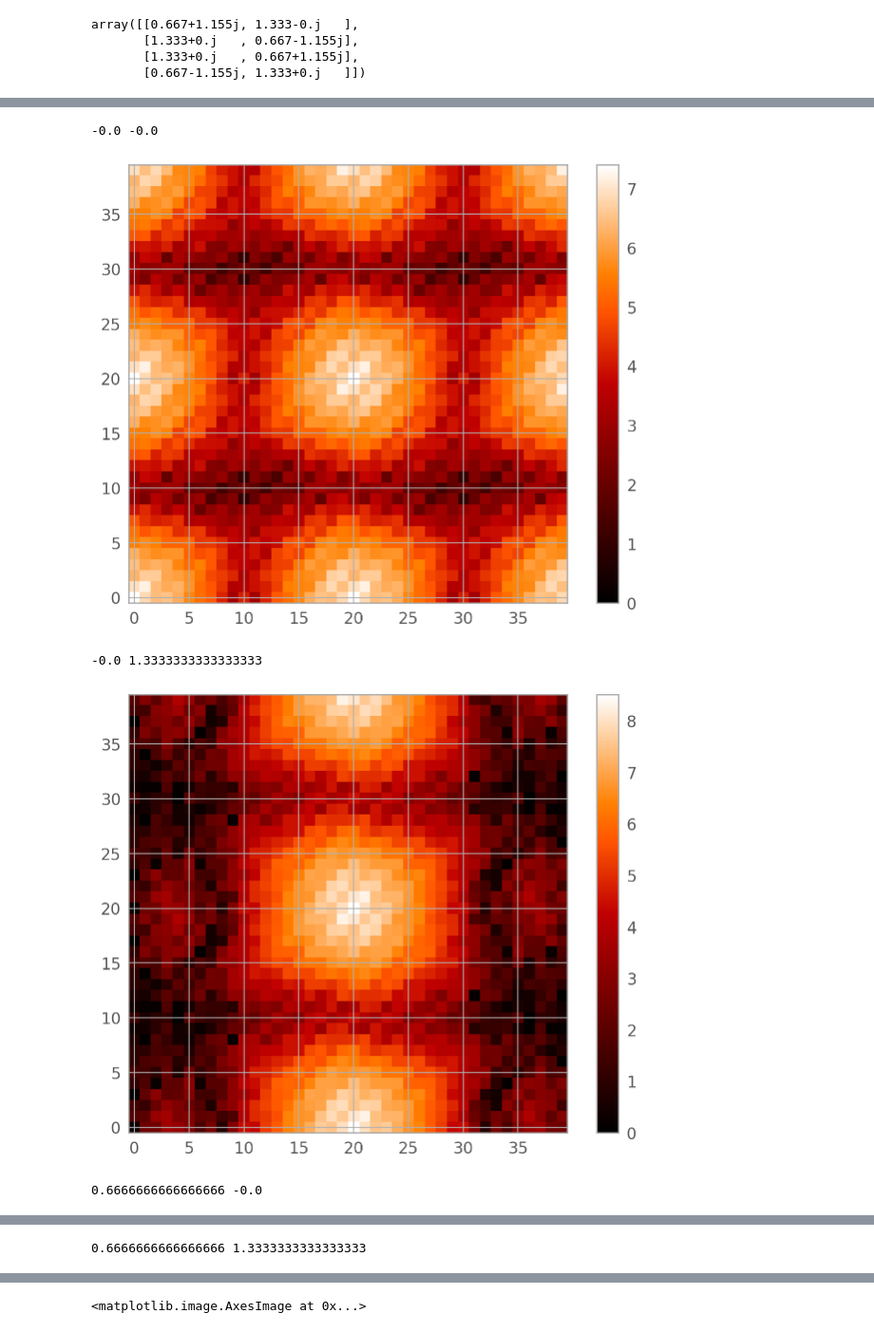
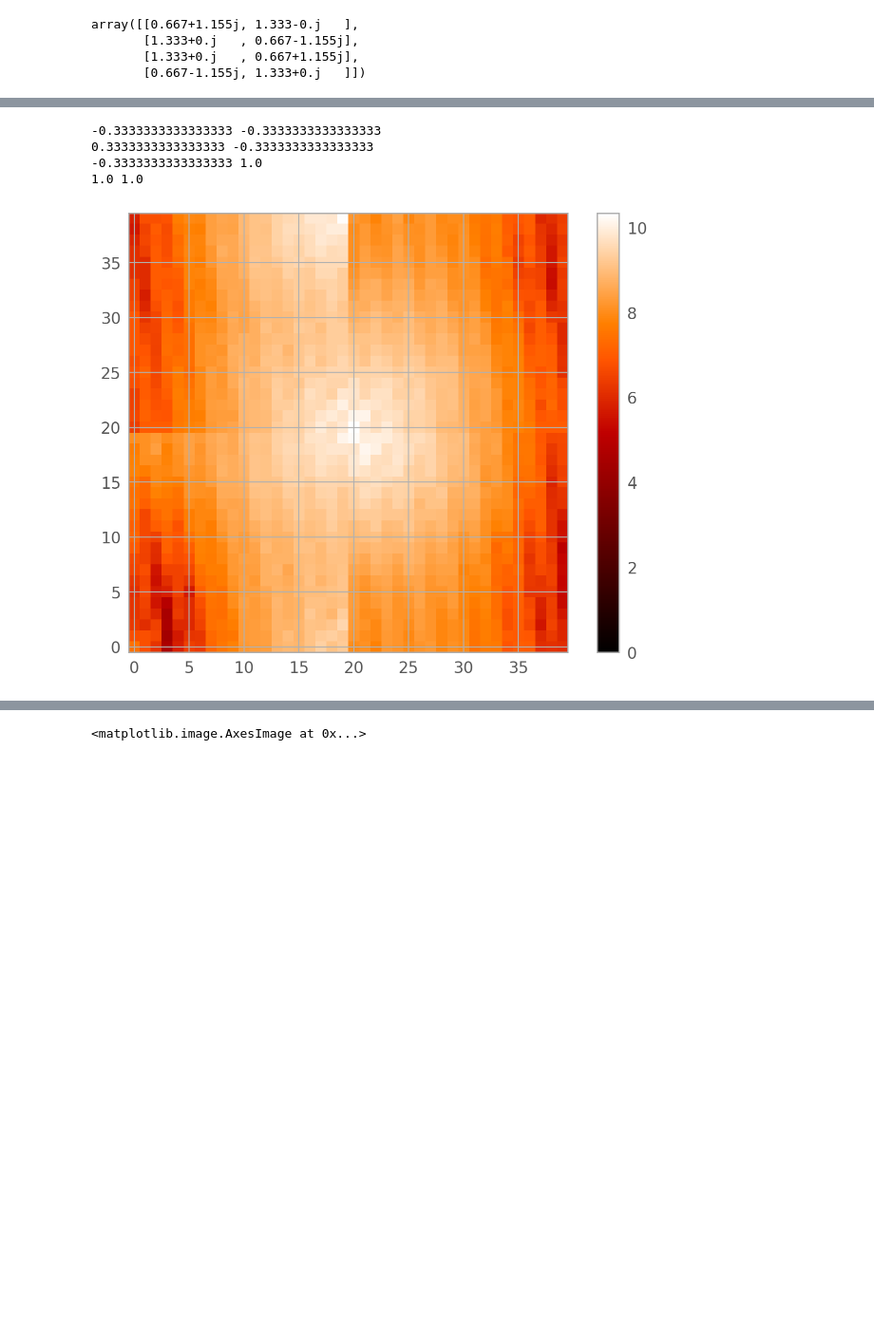
Before and after one commit to Chisen-Lupus/proper-dither, a Jupyter notebook: demo.ipynb, the cells around one changed output, grey strips where cells are left out. Shown at 95% size. Cells and saved outputs as stored; diff of their text form; code cells hidden in the pictures; blank space fills up the shorter version.

```diff
--- a/demo.ipynb
+++ b/demo.ipynb
@@ -764,12 +789,12 @@ array([[ 0.   ,  0.   ],
 # %%
 factor = 2
 
-test_atlas = [test_atlas[i] for i in [0, 1, 6, 7]]
+test_atlas = [test_atlas[i] for i in [0, 1, 6, 8]]
 # centroids = np.array([centroids[i] for i in [0, 1, 3, 4]])
 centroids = np.array([[0, 0],
                      [-1/3, 0],
                      [0, -2/3],
-                     [-1/3, -2/3]])
+                     [-2/3, -2/3]])
 # %%
 shifted_atlas = test_atlas
 
@@ -973,15 +998,15 @@ large_data_hat = large_data_hat*np.exp(-2*np.pi*1j*(X*dx+Y*dy))
 large_data_hat[:nx//2, :nx//2] = large_data_hat[:nx//2, :nx//2]*coeffs4[0, i]
 large_data_hat[:nx//2, nx//2:] = large_data_hat[:nx//2, nx//2:]*coeffs4[0, i]
 large_data_hat[nx//2:, :nx//2] = large_data_hat[nx//2:, :nx//2]*coeffs4[0, i]
-large_data_hat[nx//2:, nx//2:] = large_data_hat[nx//2:, nx//2:]*coeffs4[0, i]
+large_data_hat[nx//2:, nx//2:] = large_data_hat[nx//2:, nx//2:]*(0.667+1.155j)
 F_hat_test += large_data_hat
 
 pow = get_power_spectrum(F_hat_test)
 
 plt.imshow(np.log(pow+1), vmin=0)
 # plt.imshow(F_hat_test.real, vmin=0)
-plt.colorbar()
-plt.show()
+# plt.colorbar()
+# plt.show()
 
 i += 1
 
@@ -998,15 +1023,15 @@ large_data_hat = large_data_hat*np.exp(-2*np.pi*1j*(X*dx+Y*dy))
 large_data_hat[:nx//2, :nx//2] = large_data_hat[:nx//2, :nx//2]*coeffs4[3, i]
 large_data_hat[:nx//2, nx//2:] = large_data_hat[:nx//2, nx//2:]*coeffs4[3, i]
 large_data_hat[nx//2:, :nx//2] = large_data_hat[nx//2:, :nx//2]*coeffs4[3, i]
-large_data_hat[nx//2:, nx//2:] = large_data_hat[nx//2:, nx//2:]*coeffs4[3, i]
+large_data_hat[nx//2:, nx//2:] = large_data_hat[nx//2:, nx//2:]*(0.667+1.155j)
 F_hat_test += large_data_hat
 
 pow = get_power_spectrum(F_hat_test)
 
 plt.imshow(np.log(pow+1), vmin=0)
 # plt.imshow(F_hat_test.real, vmin=0)
-plt.colorbar()
-plt.show()
+# plt.colorbar()
+# plt.show()
 
 i += 1
 
@@ -1023,43 +1048,43 @@ large_data_hat = large_data_hat*np.exp(-2*np.pi*1j*(X*dx+Y*dy))
 large_data_hat[:nx//2, :nx//2] = large_data_hat[:nx//2, :nx//2]*coeffs4[2, i]
 large_data_hat[:nx//2, nx//2:] = large_data_hat[:nx//2, nx//2:]*coeffs4[2, i]
 large_data_hat[nx//2:, :nx//2] = large_data_hat[nx//2:, :nx//2]*coeffs4[2, i]
-large_data_hat[nx//2:, nx//2:] = large_data_hat[nx//2:, nx//2:]*coeffs4[1, i]
+large_data_hat[nx//2:, nx//2:] = large_data_hat[nx//2:, nx//2:]*(0.667-1.155j)
 F_hat_test += large_data_hat
 
 pow = get_power_spectrum(F_hat_test)
 
 plt.imshow(np.log(pow+1), vmin=0)
-plt.colorbar()
-plt.show()
+# plt.colorbar()
+# plt.show()
 
 i += 1
 
 
 large_data = large_atlas[i]
 # plt.imshow(large_data)
 # plt.colorbar()
 # plt.show()
 large_data_hat = fft.fft2(large_data)
 dx = -centroids[i, 0]*factor
 dy = -centroids[i, 1]*factor
 print(dx, dy)
 large_data_hat = large_data_hat*np.exp(-2*np.pi*1j*(X*dx+Y*dy))
 large_data_hat[:nx//2, :nx//2] = large_data_hat[:nx//2, :nx//2]*coeffs4[1, i]
 large_data_hat[:nx//2, nx//2:] = large_data_hat[:nx//2, nx//2:]*coeffs4[1, i]
 large_data_hat[nx//2:, :nx//2] = large_data_hat[nx//2:, :nx//2]*coeffs4[1, i]
-large_data_hat[nx//2:, nx//2:] = large_data_hat[nx//2:, nx//2:]*coeffs4[1, 1]
+large_data_hat[nx//2:, nx//2:] = large_data_hat[nx//2:, nx//2:]*1.333
 F_hat_test += large_data_hat
 
 pow = get_power_spectrum(F_hat_test)
 
 plt.imshow(np.log(pow+1), vmin=0)
 plt.colorbar()
 plt.show()
 
 i += 1
 # %% [output]
--0.0 -0.0
+-0.3333333333333333 -0.3333333333333333
+0.3333333333333333 -0.3333333333333333
+-0.3333333333333333 1.0
+1.0 1.0
-[figure, old version]
+[figure, new version]
--0.0 1.3333333333333333
-[figure, removed]
-0.6666666666666666 -0.0
@@ -1067 +1090,0 @@ i += 1
-0.6666666666666666 1.3333333333333333
```
Also changed, not shown: parts of 20 cells of this notebook.
